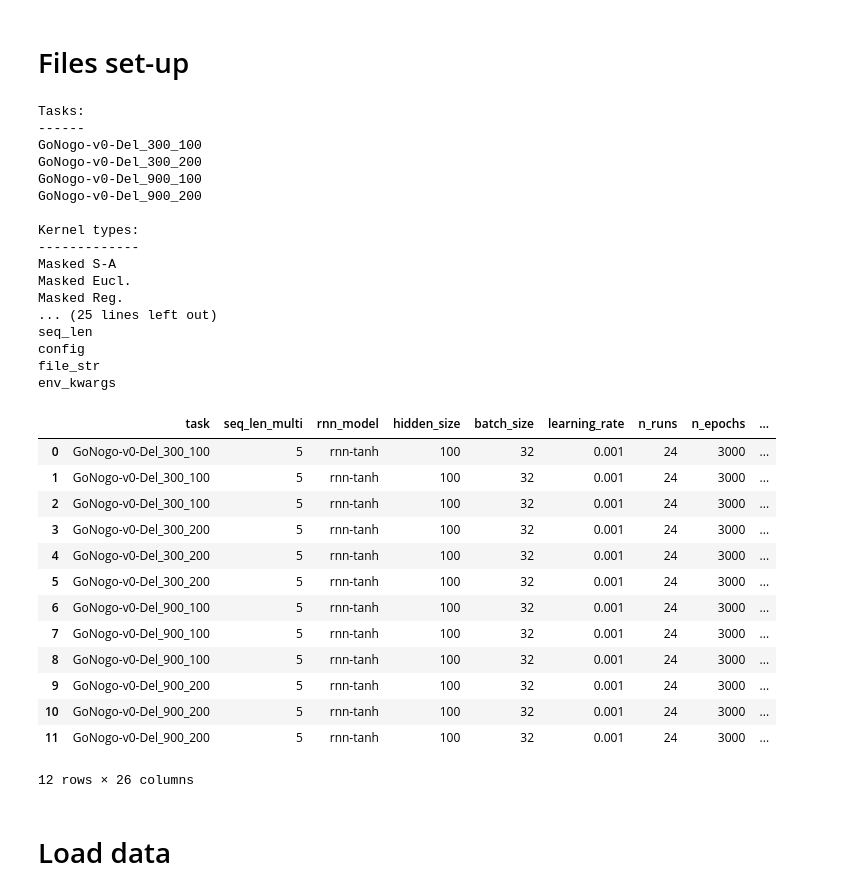
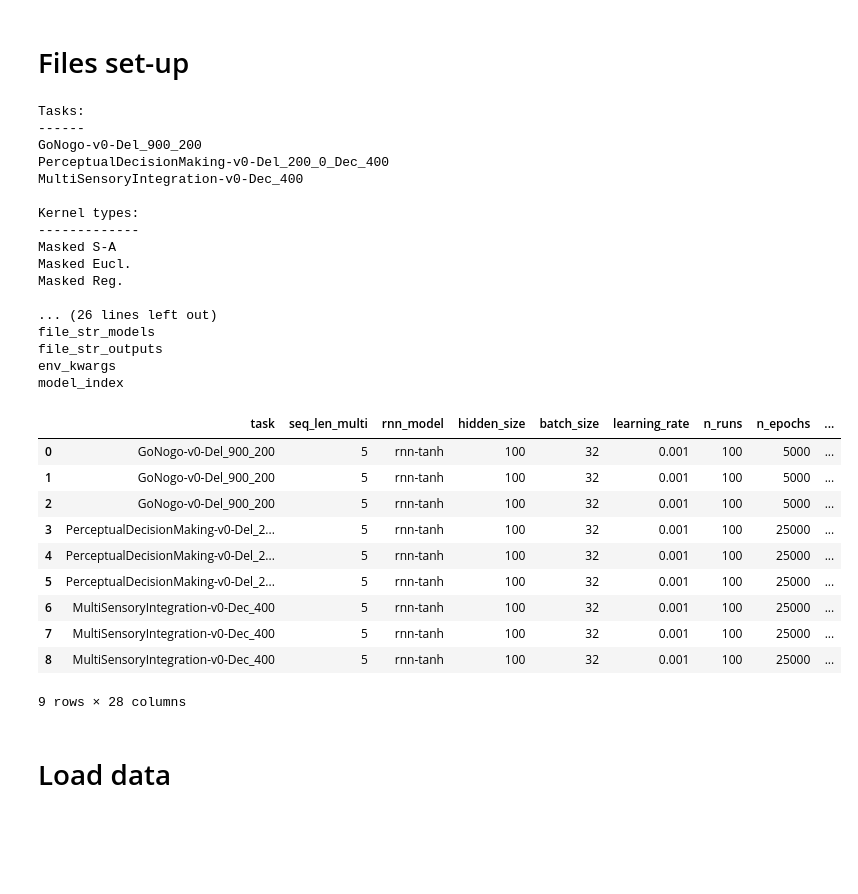
Before and after one commit to LindenParkesLab/neuro_rnn, a Jupyter notebook: scripts/results_rnn_accuracy.ipynb, the cells around one changed output. Saved outputs shown, nothing was run; the diff lists cells and outputs as text; code cells hidden in the pictures; blank space fills up the shorter version.

```diff
--- a/scripts/results_rnn_accuracy.ipynb
+++ b/scripts/results_rnn_accuracy.ipynb
@@ -40,7 +40,7 @@ if sys.platform == 'darwin':
 elif sys.platform == 'linux':
     if username == 'ab2792':
         datadir = '/home/ab2792/software/snaplab_github/neuro_rnn/data'
-        modeldir = '/home/ab2792/data/neuro_rnn/results/pytorch/model'
+        modeldir = '/home/ab2792/data/neuro_rnn/results/pytorch/model/20241114'
         outdir = modeldir
     elif username == 'lindenmp':
         datadir = '/home/lindenmp/research_projects/neuro_rnn/data'
@@ -49,57 +49,57 @@ elif sys.platform == 'linux':
 
 check_only = False
 verbose = True
-save_figs = False
+save_figs = True
 
 # are we plotting results for all tasks?
 rows_to_plot = []
 # rows_to_plot = [103]
-# rows_to_plot = list(np.arange(103))
+# rows_to_plot = list(np.arange(36,54))
 # rows_to_plot = list(np.concatenate((np.arange(30),np.arange(45,60))))
 
 # model_params_file = os.path.join(datadir, 'model_params_gng_5x5_a_rescale.csv')
 # model_params_file = os.path.join(datadir, 'model_params_gng_5x5_b_rescale_adj.csv')
 # model_params_file = os.path.join(datadir, 'model_params_gng_5x5_c_mean_002.csv')
 # model_params_file = os.path.join(datadir, 'model_params_gng_5x5_d_mean_001.csv')
 # model_params_file = os.path.join(datadir, 'model_params_gng_5x5_e_mean_005.csv')
 # model_params_file = os.path.join(datadir, 'model_params_gng_5x5_mean_002_500runs.csv')
-model_params_file = os.path.join(datadir, 'test_models.csv')
+# model_params_file = os.path.join(datadir, 'model_params_pdm_3x6_mean_002_100runs.csv')
+# model_params_file = os.path.join(datadir, 'test_models.csv')
+model_params_file = os.path.join(datadir, 'model_params_gng_pdm_100runs.csv')
 
 model_params, task_names, n_tasks, kernel_labels, n_kernels = utils.get_params_dataframe(model_params_file, rows=rows_to_plot, verbose=verbose)
 n_models = len(model_params)
+# if verbose:
 model_params
 # %% [output]
 Tasks:
 ------
-GoNogo-v0-Del_300_100
-GoNogo-v0-Del_300_200
-GoNogo-v0-Del_900_100
 GoNogo-v0-Del_900_200
+PerceptualDecisionMaking-v0-Del_200_0_Dec_400
+MultiSensoryIntegration-v0-Dec_400
 
 Kernel types:
 -------------
 Masked S-A
 Masked Eucl.
 Masked Reg.
-... (25 lines left out)
-seq_len
-config
-file_str
+
+... (26 lines left out)
+file_str_models
+file_str_outputs
 env_kwargs
+model_index
 |  | task | seq_len_multi | rnn_model | hidden_size | batch_size | learning_rate | n_runs | n_epochs | ... |
-| 0 | GoNogo-v0-Del_300_100 | 5 | rnn-tanh | 100 | 32 | 0.001 | 24 | 3000 | ... |
-| 1 | GoNogo-v0-Del_300_100 | 5 | rnn-tanh | 100 | 32 | 0.001 | 24 | 3000 | ... |
-| 2 | GoNogo-v0-Del_300_100 | 5 | rnn-tanh | 100 | 32 | 0.001 | 24 | 3000 | ... |
-| 3 | GoNogo-v0-Del_300_200 | 5 | rnn-tanh | 100 | 32 | 0.001 | 24 | 3000 | ... |
-| 4 | GoNogo-v0-Del_300_200 | 5 | rnn-tanh | 100 | 32 | 0.001 | 24 | 3000 | ... |
-| 5 | GoNogo-v0-Del_300_200 | 5 | rnn-tanh | 100 | 32 | 0.001 | 24 | 3000 | ... |
-| 6 | GoNogo-v0-Del_900_100 | 5 | rnn-tanh | 100 | 32 | 0.001 | 24 | 3000 | ... |
-| 7 | GoNogo-v0-Del_900_100 | 5 | rnn-tanh | 100 | 32 | 0.001 | 24 | 3000 | ... |
-| 8 | GoNogo-v0-Del_900_100 | 5 | rnn-tanh | 100 | 32 | 0.001 | 24 | 3000 | ... |
-| 9 | GoNogo-v0-Del_900_200 | 5 | rnn-tanh | 100 | 32 | 0.001 | 24 | 3000 | ... |
-| 10 | GoNogo-v0-Del_900_200 | 5 | rnn-tanh | 100 | 32 | 0.001 | 24 | 3000 | ... |
-| 11 | GoNogo-v0-Del_900_200 | 5 | rnn-tanh | 100 | 32 | 0.001 | 24 | 3000 | ... |
+| 0 | GoNogo-v0-Del_900_200 | 5 | rnn-tanh | 100 | 32 | 0.001 | 100 | 5000 | ... |
+| 1 | GoNogo-v0-Del_900_200 | 5 | rnn-tanh | 100 | 32 | 0.001 | 100 | 5000 | ... |
+| 2 | GoNogo-v0-Del_900_200 | 5 | rnn-tanh | 100 | 32 | 0.001 | 100 | 5000 | ... |
+| 3 | PerceptualDecisionMaking-v0-Del_2... | 5 | rnn-tanh | 100 | 32 | 0.001 | 100 | 25000 | ... |
+| 4 | PerceptualDecisionMaking-v0-Del_2... | 5 | rnn-tanh | 100 | 32 | 0.001 | 100 | 25000 | ... |
+| 5 | PerceptualDecisionMaking-v0-Del_2... | 5 | rnn-tanh | 100 | 32 | 0.001 | 100 | 25000 | ... |
+| 6 | MultiSensoryIntegration-v0-Dec_400 | 5 | rnn-tanh | 100 | 32 | 0.001 | 100 | 25000 | ... |
+| 7 | MultiSensoryIntegration-v0-Dec_400 | 5 | rnn-tanh | 100 | 32 | 0.001 | 100 | 25000 | ... |
+| 8 | MultiSensoryIntegration-v0-Dec_400 | 5 | rnn-tanh | 100 | 32 | 0.001 | 100 | 25000 | ... |
-12 rows × 26 columns
+9 rows × 28 columns
 # %% [markdown]
 # Load data
 # %%
```
Also changed, not shown: parts of 2 cells of this notebook, 1 other file.
